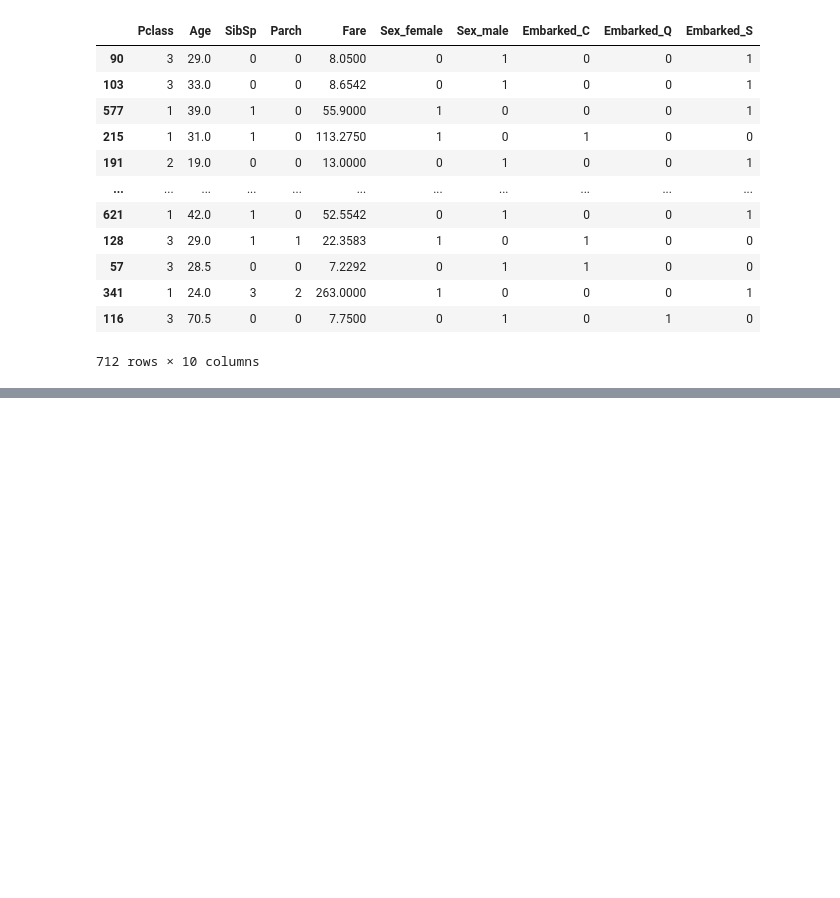
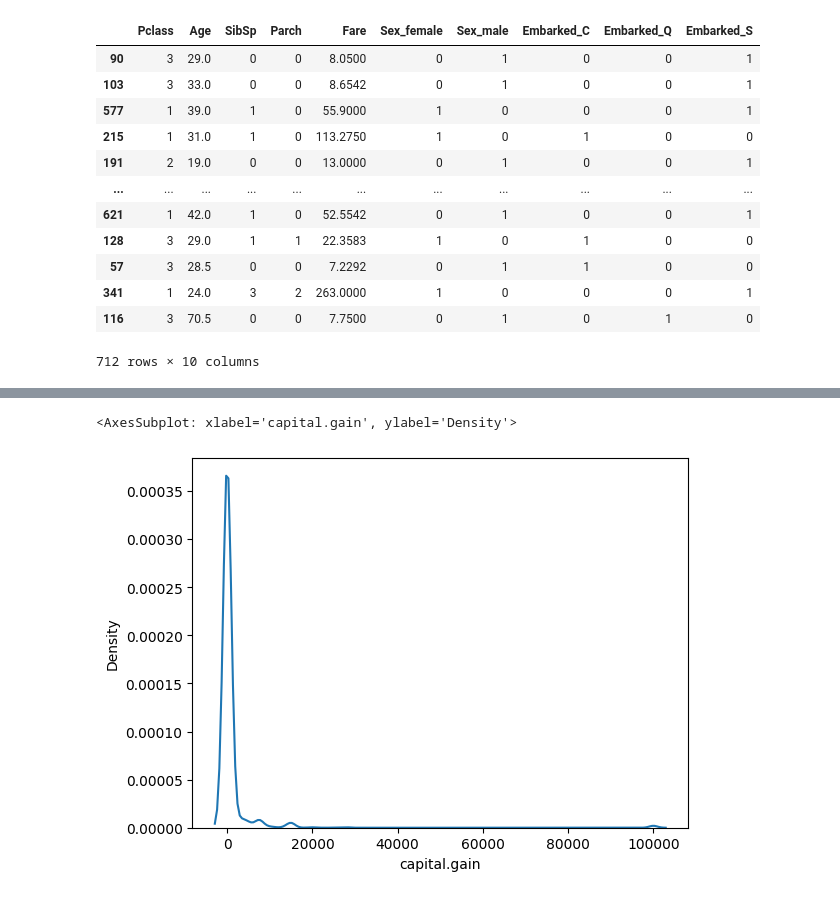
Before and after one commit to meshob2002/Big_certi_practice, a Jupyter notebook: Big_Certification.ipynb, the cells around one changed output, grey strips where cells are left out. Saved outputs shown, nothing was run; the diff lists cells and outputs as text; code cells hidden in the pictures; blank space fills up the shorter version.

```diff
--- a/Big_Certification.ipynb
+++ b/Big_Certification.ipynb
@@ -3139,8 +3172,10 @@ Embarked_S      0
 dtype: int64
 # %%
 mean_age = X_train['Age'].mean()
+mean_age_T = X_test['Age'].mean()
 # %%
 X_train['Age']=X_train['Age'].fillna(int(mean_age))
+X_test['Age']=X_test['Age'].fillna(int(mean_age_T))
 # %%
 X_train
 # %% [output]
@@ -3191,0 +3487,4 @@ print('정확도 : ', clf.score(X,y))
+# %%
+from sklearn.ensemble import RandomForestClassifier
+rmf_clf = RandomForestClassifier()
+rmf_clf.fit(X_train, y_train)
@@ -3191,0 +3508,30 @@ print('정확도 : ', clf.score(X,y))
+# %%
+# 시험환경 세팅 (코드 변경 X)
+import pandas as pd
+import numpy as np
+from sklearn.model_selection import train_test_split
+
+def exam_data_load(df, target, id_name="", null_name=""):
+    if id_name == "":
+        df = df.reset_index().rename(columns={"index": "id"})
+        id_name = 'id'
+    else:
+        id_name = id_name
+
+    if null_name != "":
+        df[df == null_name] = np.nan
+
+    X_train, X_test = train_test_split(df, test_size=0.2, random_state=2021)
+
+    y_train = X_train[[id_name, target]]
+    X_train = X_train.drop(columns=[target])
+
+
+    y_test = X_test[[id_name, target]]
+    X_test = X_test.drop(columns=[target])
+    return X_train, X_test, y_train, y_test
+
+df = pd.read_csv("adult.csv")
+X_train, X_test, y_train, y_test = exam_data_load(df, target='income', null_name='?')
+
+X_train.shape, X_test.shape, y_train.shape, y_test.shape
@@ -3191,0 +3634,8 @@ print('정확도 : ', clf.score(X,y))
+# %%
+#capital gain 혹은 captial loss의 경우 대부분의 경우 0 이며 gain의 경우 99999의 이상치 존재 적절한 범위로 나누어 라벨인코딩 진행(시험상황에선 graph안되면 무슨 기준으로 나눔?)
+#실제 시험땐 0과 0이아닌값 2개로 나누는게
+import seaborn as sns
+sns.kdeplot(X_train['capital.gain'])
+# %% [output]
+<AxesSubplot: xlabel='capital.gain', ylabel='Density'>
+[figure, added]
```
Also changed, not shown: parts of 65 cells of this notebook.
